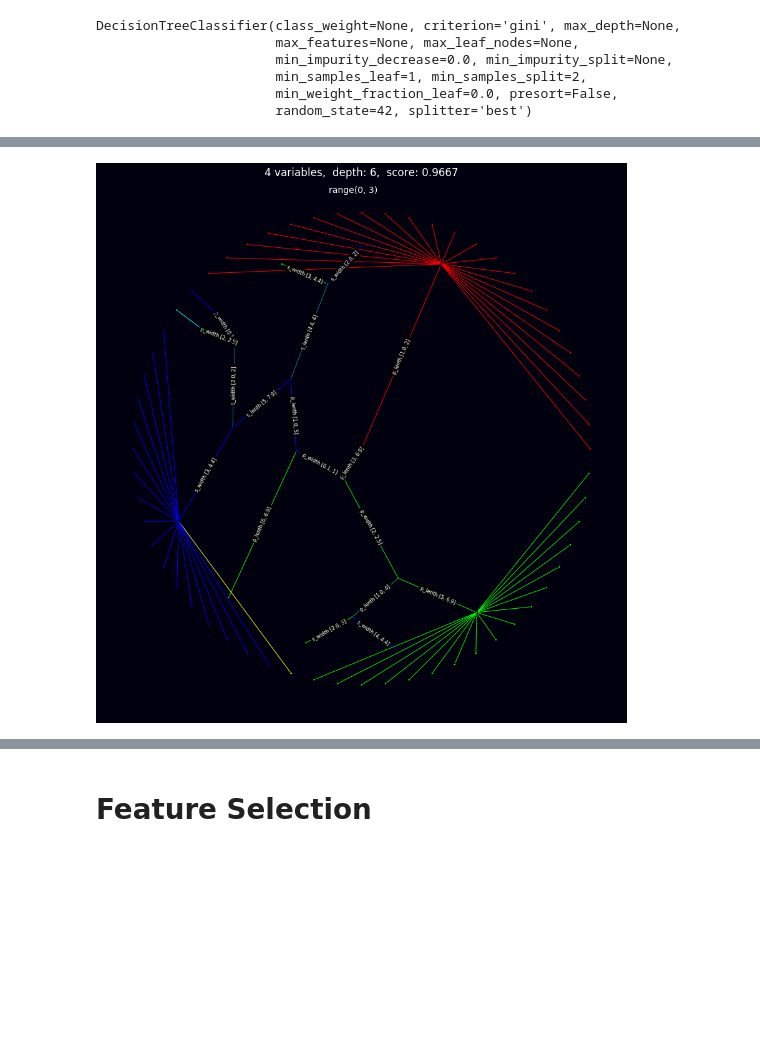
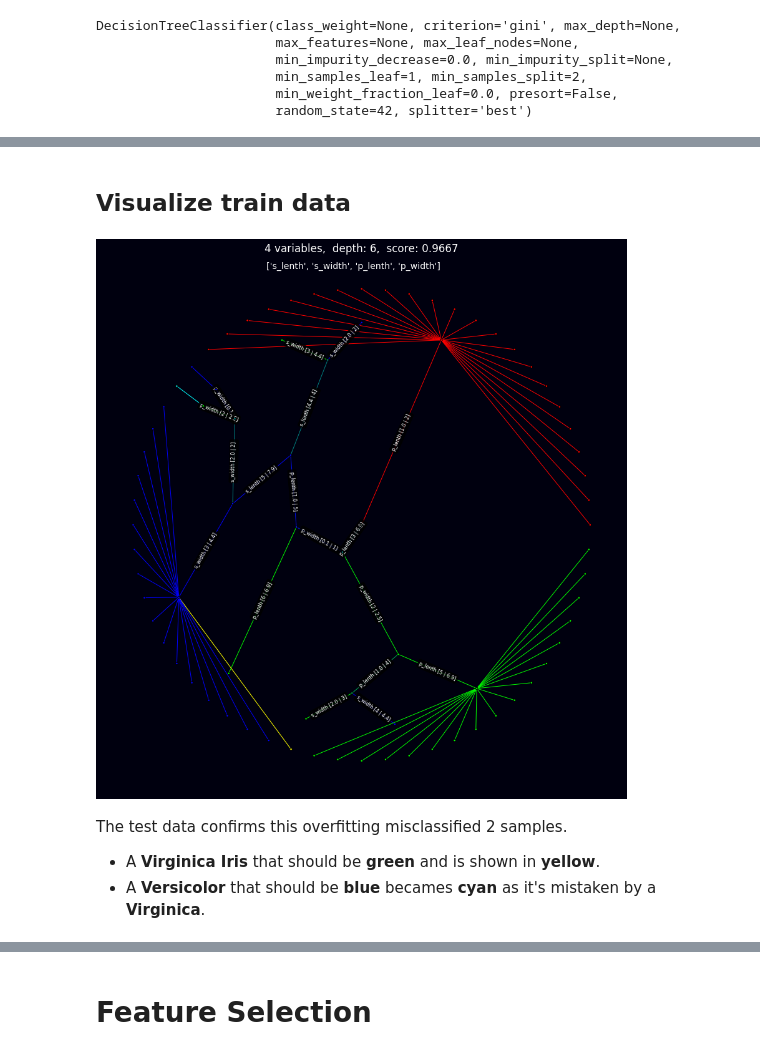
Before and after one commit to poctaviano/radtree, a Jupyter notebook: notebooks/Iris.ipynb, the cells around one changed output, grey strips where cells are left out. Cells and saved outputs as stored; diff of their text form; code cells hidden in the pictures; blank space fills up the shorter version.

```diff
--- a/notebooks/Iris.ipynb
+++ b/notebooks/Iris.ipynb
@@ -35,11 +49,15 @@ radtree.plot_radial(dtree, X=X_train,Y=y_train,
+# %% [markdown]
+## Visualize train data
 # %%
 radtree.plot_radial(dtree, X=X_test,Y=y_test,
-                    random_seed=42,
                     edges_labels=['s_lenth','s_width', 'p_lenth', 'p_width'],
-                    l_alpha=.2, l_width=1
-                   )
+                    random_state=random_state)
 # %% [output]
-[figure, old version]
+[figure, new version]
+# %% [markdown]
+The test data confirms this overfitting misclassified 2 samples.
+- A **Virginica Iris** that should be **green** and is shown in **yellow**.
+- A **Versicolor** that should be **blue** becames **cyan** as it's mistaken by a **Virginica**.
 # %%
 radtree.plot_radial(dtree, X=X_test,Y=y_test,
                     smooth_d=8,
```
Also changed, not shown: parts of 20 cells of this notebook, 4 other files.
